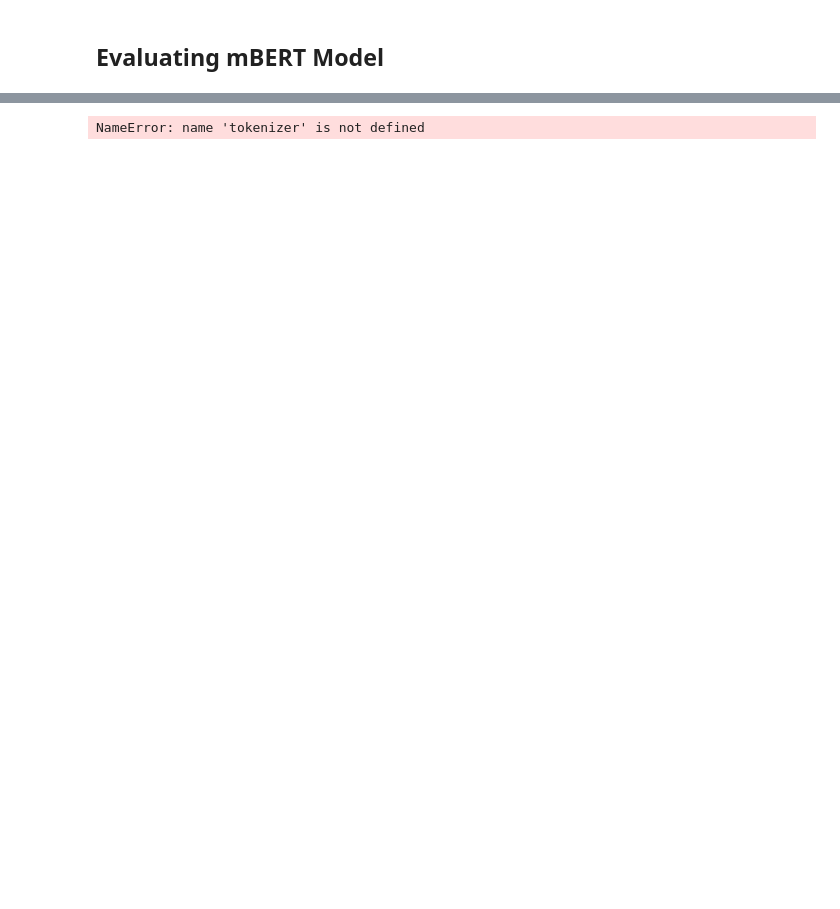
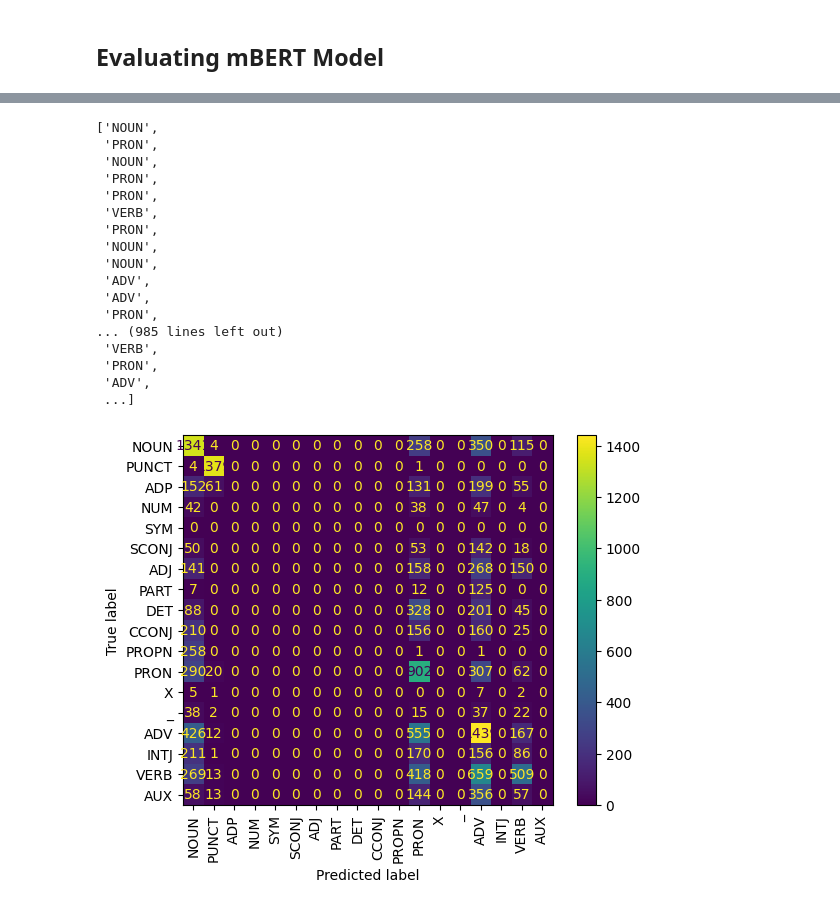
Before and after one commit to katjakon/GurkLM, a Jupyter notebook: eval_notebook.ipynb, the cells around one changed output, grey strips where cells are left out. Drawn from its saved outputs; the diff is of its cells as text; code cells hidden in the pictures; blank space fills up the shorter version.

```diff
--- a/eval_notebook.ipynb
+++ b/eval_notebook.ipynb
@@ -8,16 +43,21 @@ from evaluate import save_metrics
 from gurk.classifier import UpperBoundClassifier, train_model
 from gurk.ud_data import get_ud_data, get_code_mapping, get_pos_mapping
 # %%
-model_type = "google-bert/bert-base-multilingual-cased"
+model_type = "FacebookAI/xlm-roberta-large"
+result_dir = "result_upper"
 ud_ds = "qtd_sagt"
 batch_size = 16
-n_epochs = 5
+n_epochs = 10
 lr = 0.001
+# %%
+res_path = os.path.join("GurkLM", result_dir)
+if not os.path.exists(res_path):
+  os.mkdir(res_path)
 # %%
 device = torch.device('cuda' if torch.cuda.is_available() else 'cpu')
 # %%
-tokenizer = BertTokenizerFast.from_pretrained(model_type)
-model = BertModel.from_pretrained(model_type)
+tokenizer = XLMRobertaTokenizerFast.from_pretrained(model_type)
+model = AutoModel.from_pretrained(model_type)
 # %%
 train_dl, val_dl, test_dl = get_ud_data(
   ud_ds,
@@ -46,11 +105,28 @@ KeyboardInterrupt:
 # %%
 save_metrics(
     pos_classes,
     test_dl,
     clf_nn,
     task="upos",
-    output="notebook-result",
+    output=res_path,
     pad_token_id=tokenizer.pad_token_id
 )
 # %% [output]
-NameError: name 'tokenizer' is not defined
+['NOUN',
+ 'PRON',
+ 'NOUN',
+ 'PRON',
+ 'PRON',
+ 'VERB',
+ 'PRON',
+ 'NOUN',
+ 'NOUN',
+ 'ADV',
+ 'ADV',
+ 'PRON',
+... (985 lines left out)
+ 'VERB',
+ 'PRON',
+ 'ADV',
+ ...]
+[figure, added]
```
Also changed, not shown: parts of 5 cells of this notebook.
